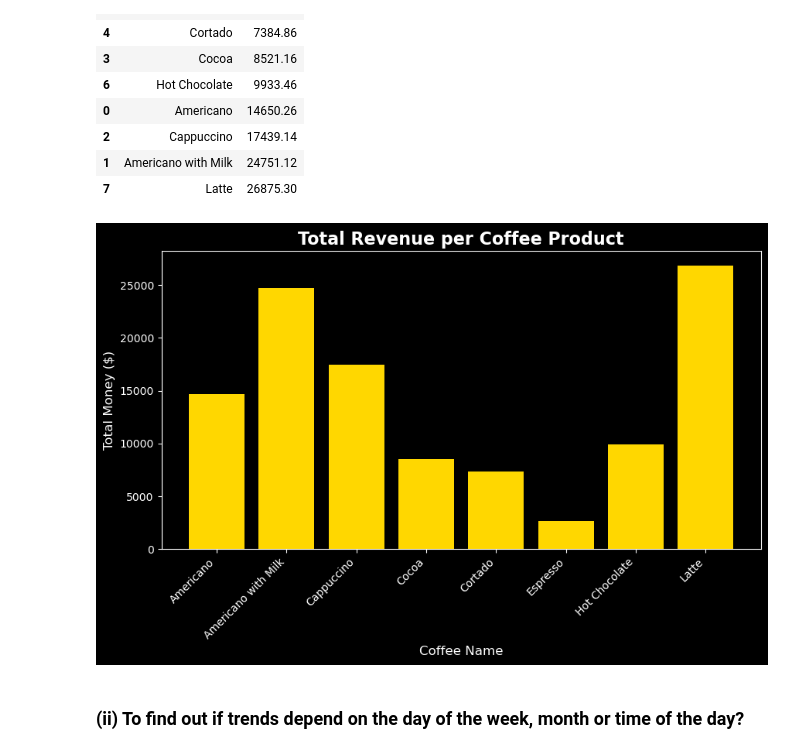
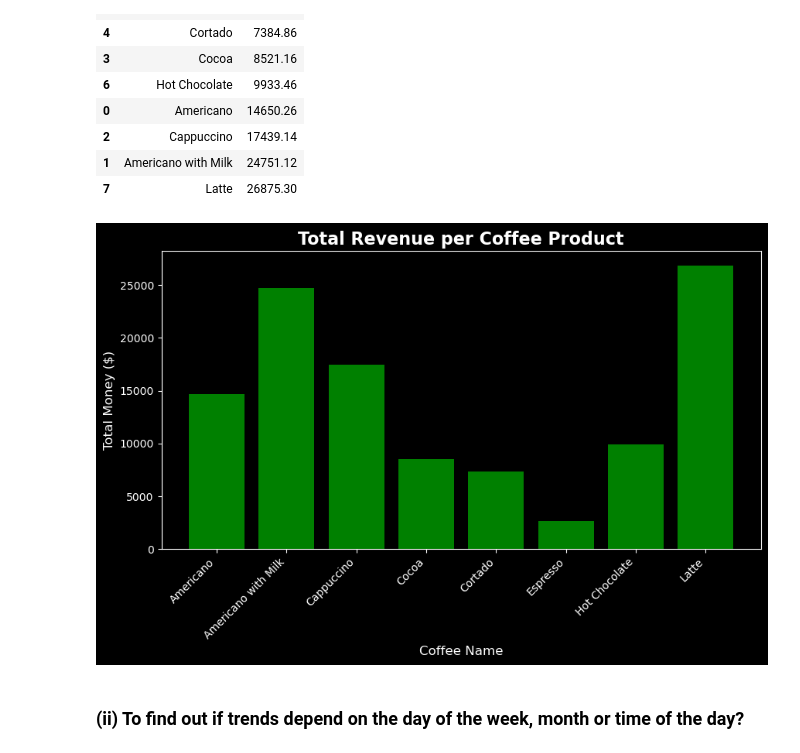
Before and after one commit to mish-mureh/coffee_sales, a Jupyter notebook: coffee_sales.ipynb, the cells around one changed output. Cells and saved outputs as stored; diff of their text form; code cells hidden in the pictures.

```diff
--- a/coffee_sales.ipynb
+++ b/coffee_sales.ipynb
@@ -306,22 +306,22 @@ prod_rev.sort_values("money")
 # %%
 fig, ax = plt.subplots(figsize= (10,5))
 
-ax.bar(x="coffee_name", data = prod_rev, height = "money", color = "#FFD700")
+ax.bar(x="coffee_name", data = prod_rev, height = "money", color = "green")
 
 # Add labels and a title to make the plot easy to understand.
 ax.set_xlabel('Coffee Name')
 ax.set_ylabel('Total Money ($)')
 ax.set_title('Total Revenue per Coffee Product')
 
 # Ensure the labels on the x-axis are readable.
 
 ax.set_xticks(ticks=prod_rev['coffee_name'],labels= prod_rev['coffee_name'], rotation=45, ha='right')
 
 
 
 plt.show()
 # %% [output]
-[figure, old version]
+[figure, new version]
 # %%
 """
 The products that bring more revenue are -: - Latte	26875.30
```
Also changed, not shown: parts of 3 cells of this notebook.
